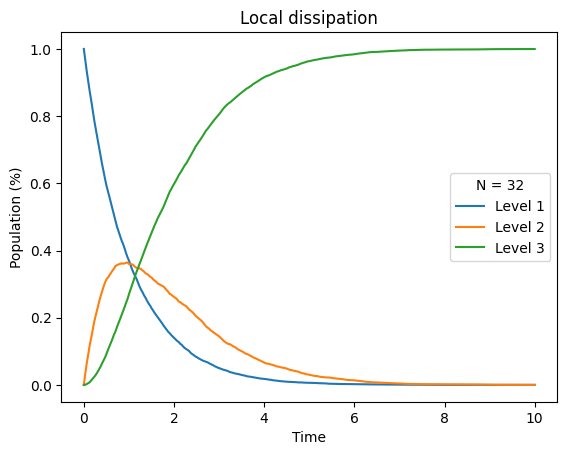
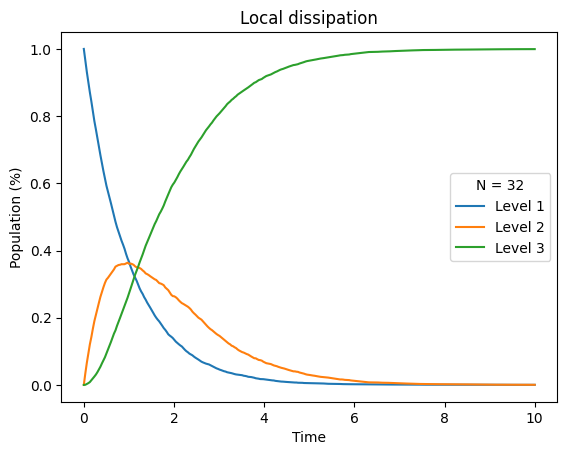
The notebook cell's code change between the first figure and the second:
--- before
+++ after
@@ -1,23 +1,9 @@
-trajectories = 200
-number_of_molecules = 32
 times = np.linspace(0, 10, 300)
 
-level1 = 0
-level2 = 0
-level3 = 0
+T = read_log_files("local", times, trajectories = 200, number_of_molecules = 32)
 
-for i in range(trajectories):
-    t, l1, l2, l3 = np.loadtxt(f"local/log-{i+1}.txt").T
-    level1 += np.interp(times, t, l1)
-    level2 += np.interp(times, t, l2)
-    level3 += np.interp(times, t, l3)
-
-level1 /= trajectories
-level2 /= trajectories
-level3 /= trajectories
-
-plt.plot(times, level1 / number_of_molecules, label = "Level 1")
-plt.plot(times, level2 / number_of_molecules, label = "Level 2")
-plt.plot(times, level3 / number_of_molecules, label = "Level 3")
+plt.plot(times, T[1,1], label = "Level 1")
+plt.plot(times, T[2,2], label = "Level 2")
+plt.plot(times, T[3,3], label = "Level 3")
 
 plt.xlabel("Time")

Commit: Add general expectation of T_ij